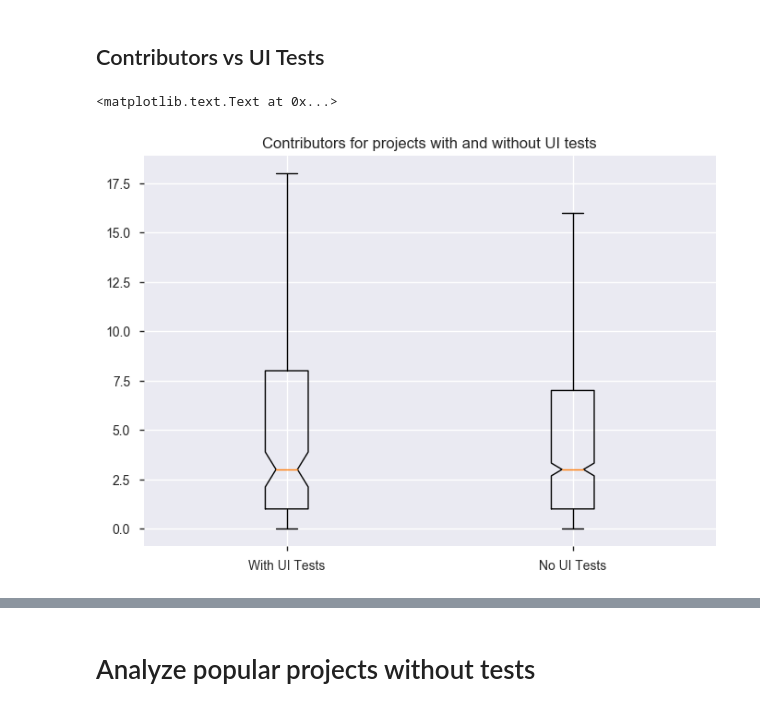
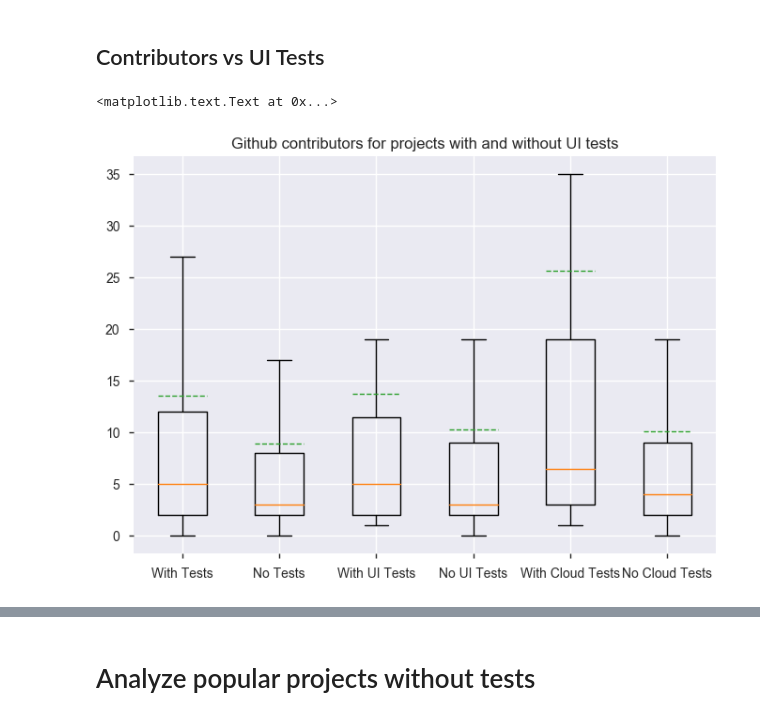
Before and after one commit to luiscruz/android_test_inspector, a Jupyter notebook: exploratory_analysis/1_ea.ipynb, the cells around one changed output, grey strips where cells are left out. Saved outputs shown, nothing was run; the diff lists cells and outputs as text; code cells hidden in the pictures.

```diff
--- a/exploratory_analysis/1_ea.ipynb
+++ b/exploratory_analysis/1_ea.ipynb
@@ -587,15 +602,30 @@ ax.set_title("Github stars for projects with and without UI tests")
 # %%
 _,ax = plt.subplots()
 ax.boxplot(
-    [df_tmp[df_tmp['ui_tests']]['contributors'].values,df_tmp[~df_tmp['ui_tests']]['contributors'].values],
-    labels=["With UI Tests", "No UI Tests"],
-    notch=True,
+    [
+        df_tmp[df_tmp['tests']]['contributors'].values,
+        df_tmp[~df_tmp['tests']]['contributors'].values,
+        df_tmp[df_tmp['ui_tests']]['contributors'].values,
+        df_tmp[~df_tmp['ui_tests']]['contributors'].values,
+        df_tmp[df_tmp['cloud_tests']]['contributors'].values,
+        df_tmp[~df_tmp['cloud_tests']]['contributors'].values,
+    ],
+    labels=[
+        "With Tests",
+        "No Tests",
+        "With UI Tests",
+        "No UI Tests",
+        "With Cloud Tests",
+        "No Cloud Tests",
+    ],
+    notch=False,
     sym='',
-    meanline =True,
+    meanline=True,
+    showmeans=True,
 )
-ax.set_title("Contributors for projects with and without UI tests")
+ax.set_title("Github contributors for projects with and without UI tests")
 # notches are calculated using a Gaussian-based asymptotic approximation
 # (see McGill, R., Tukey, J.W., and Larsen, W.A., 1978, and Kendall and Stuart, 1967)
 # %% [output]
 <matplotlib.text.Text at 0x...>
-[figure, old version]
+[figure, new version]
```
Also changed, not shown: parts of 22 cells of this notebook, 4 other files.
